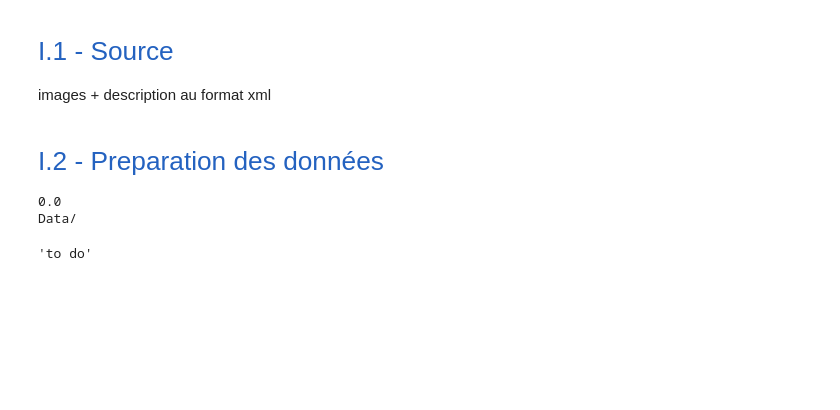
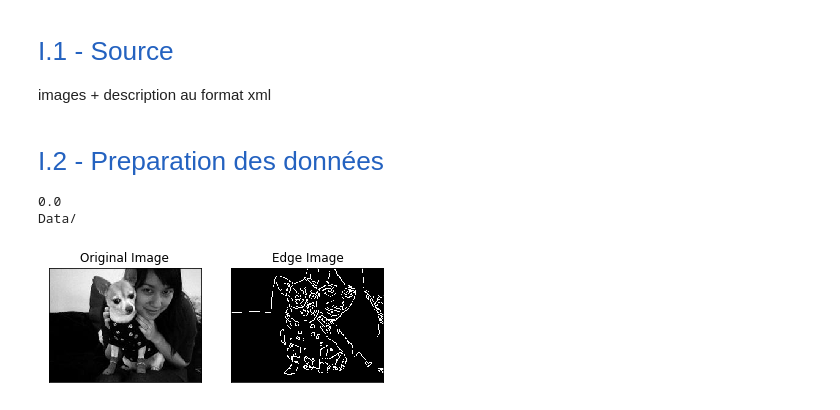
Before and after one commit to EricJacquesPro/AutomaticImageIndexing, a Jupyter notebook: WorkingNotebook.ipynb, the cells around one changed output. Cells and saved outputs as stored; diff of their text form; code cells hidden in the pictures; blank space fills up the shorter version.

Commit message:
add canny and stefen_harris algorithms

```diff
--- a/WorkingNotebook.ipynb
+++ b/WorkingNotebook.ipynb
@@ -37,7 +40,19 @@ print(automaticImageIndexing.data_directory)
 # %% [output]
 0.0
 Data/
-# %%
-automaticImageIndexing.preprocessing()
-# %% [output]
-'to do'
+# %%
+#try cannis algorythm
+#imgage path=r'C:\Users\naru_\OneDrive\Documents\openclassroom\P7 traitement image\images\n02085620-Chihuahua\n02085620_7.jpg'
+
+image, edges = automaticImageIndexing.canny(
+    image_path=r'C:\Users\naru_\OneDrive\Documents\openclassroom\P7 traitement image\images\n02085620-Chihuahua\n02085620_7.jpg'
+)
+
+plt.subplot(121),plt.imshow(image,cmap = 'gray')
+plt.title('Original Image'), plt.xticks([]), plt.yticks([])
+plt.subplot(122),plt.imshow(edges,cmap = 'gray')
+plt.title('Edge Image'), plt.xticks([]), plt.yticks([])
+
+plt.show()
+# %% [output]
+[figure, added]
```
Also changed, not shown: parts of 2 cells of this notebook, 2 other files.
